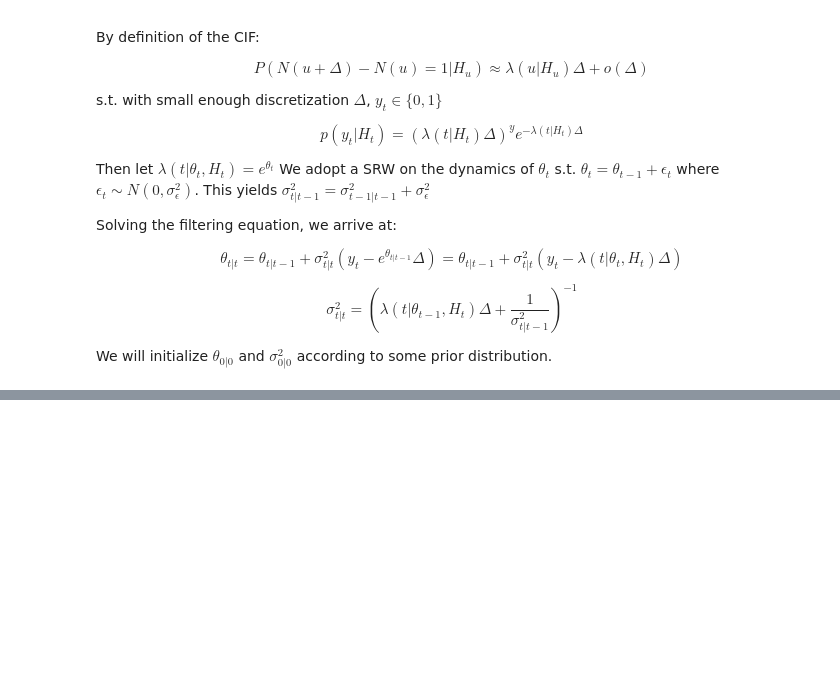
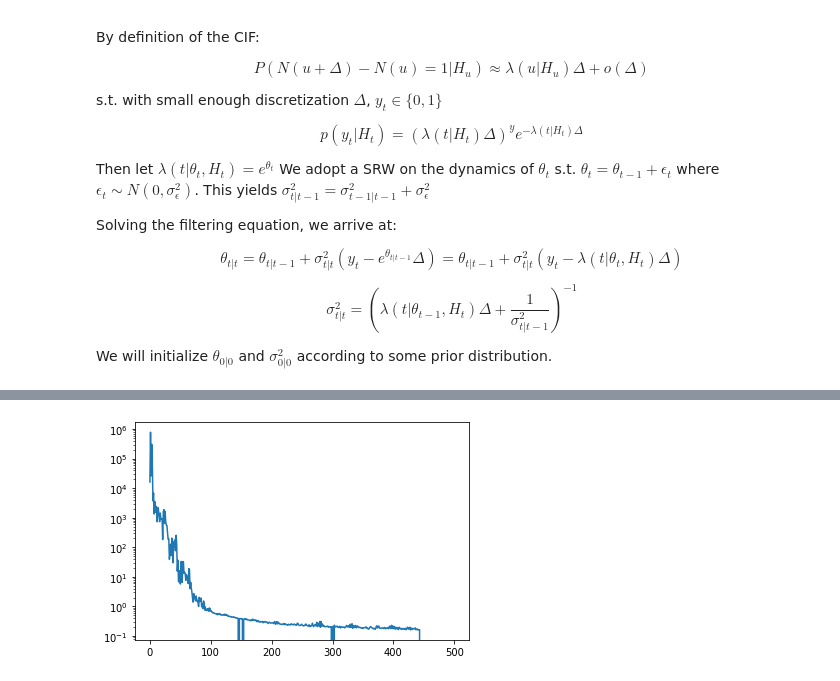
Before and after one commit to sternj98/rnn_foraging, a Jupyter notebook: Filtering RNN.ipynb, the cells around one changed output, grey strips where cells are left out. Cells and saved outputs as stored; diff of their text form; code cells hidden in the pictures; blank space fills up the shorter version.

```diff
--- a/Filtering RNN.ipynb
+++ b/Filtering RNN.ipynb
@@ -605,0 +703,33 @@ g
+# %%
+# TRAINING
+s_vec, opt_s_vec, ex_pred_vec, frac_rmse_vec = [], [], [], []
+for i, (example_input, example_output, opt_s) in task: # loop over batches in training set
+    optimizer.zero_grad() # zero the gradients
+    output_dict = model.forward(example_input) # perform forward pass
+
+    # calculate loss
+    this_mse_loss = torch.sqrt(mse_loss(output_dict['readout_output'][:,:,-1],torch.from_numpy(opt_s)[:,:,-1])) # example_output[:,:,-1]))
+#     this_mse_loss = torch.sqrt(mse_loss(output_dict['readout_output'][:,:,-1],example_output[:,:,-1])) # example_output[:,:,-1]))
+
+    loss = (this_mse_loss).double()
+    loss.backward() # backpropagate gradients
+    gradClamp(model.parameters(), clip = grad_clip) # clip gradients
+    optimizer.step() # perform optimization step
+
+    total_losses[i] = loss.item()
+    mse_losses[i] = this_mse_loss.item()
+
+    s_vec.append(example_output[:,:,-1].detach().numpy())
+    opt_s_vec.append(opt_s[:,:,-1])
+    ex_pred_vec.append(output_dict['readout_output'].detach().numpy()[:,:,-1])
+
+    if i % 5 == 0:
+        rmse_opt  = np.sqrt(np.nanmean((np.asarray(s_vec) - np.asarray(opt_s_vec))**2))
+        rmse_net  = np.sqrt(np.nanmean((np.asarray(s_vec) - np.squeeze(np.asarray(ex_pred_vec)))**2))
+        frac_rmse = (rmse_net - rmse_opt) / rmse_opt
+        frac_rmse_vec.append(frac_rmse)
+        print('Batch #%d; filtering RMSE: %.3f;Frac. RMSE: %.6f; Opt. RMSE: %.6f; Net. RMSE: %.6f' % (i, np.mean(mse_losses[i-5:i]),frac_rmse, rmse_opt, rmse_net))
+#         print('Batch #%d; RMSE: %.6f' % (i, this_mse_loss))
+        s_vec       = []
+        opt_s_vec   = []
+        ex_pred_vec = []
@@ -605,0 +755,5 @@ g
+# %%
+plt.plot(mse_losses)
+plt.yscale("log")
+# %% [output]
+[figure, added]
```
Also changed, not shown: parts of 39 cells of this notebook, 1 other file.
